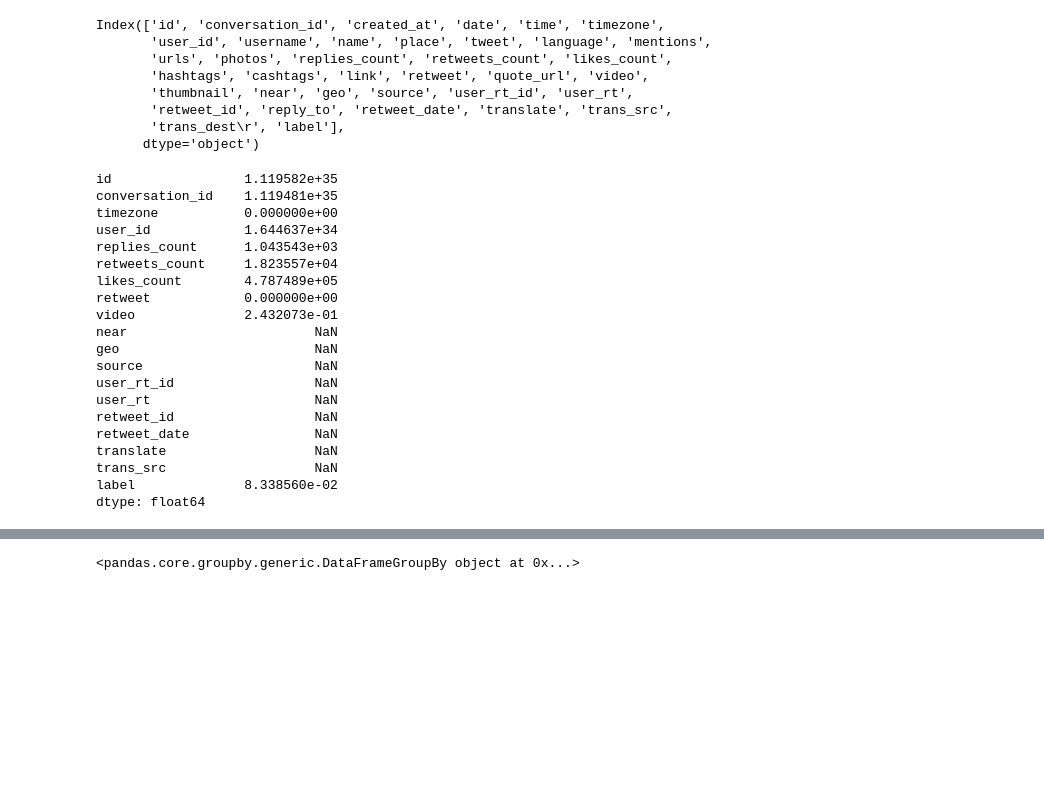
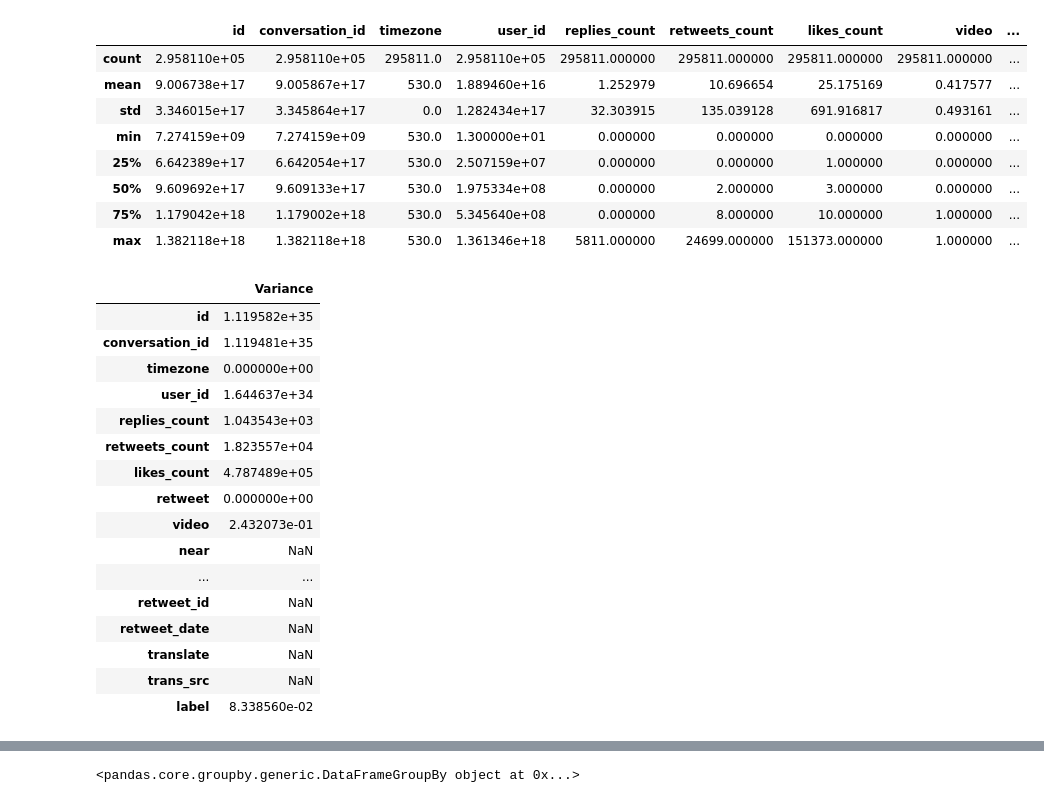
Before and after one commit to yesidc/MLinPractice, a Jupyter notebook: script/Visualizations/visualizations.ipynb, the cells around one changed output, grey strips where cells are left out. Cells and saved outputs as stored; diff of their text form; code cells hidden in the pictures; blank space fills up the shorter version.

```diff
--- a/script/Visualizations/visualizations.ipynb
+++ b/script/Visualizations/visualizations.ipynb
@@ -6,44 +6,42 @@ import seaborn as sn
 # %%
 df = pd.read_csv("/Users/johnmadrid/GitHub/MLinPractice/data/preprocessing/labeled.csv")
 
 # df.head()
 df.columns
-# df.describe()
+df.describe()
 # %% [output]
-Index(['id', 'conversation_id', 'created_at', 'date', 'time', 'timezone',
-       'user_id', 'username', 'name', 'place', 'tweet', 'language', 'mentions',
-       'urls', 'photos', 'replies_count', 'retweets_count', 'likes_count',
-       'hashtags', 'cashtags', 'link', 'retweet', 'quote_url', 'video',
-       'thumbnail', 'near', 'geo', 'source', 'user_rt_id', 'user_rt',
-       'retweet_id', 'reply_to', 'retweet_date', 'translate', 'trans_src',
-       'trans_dest\r', 'label'],
-      dtype='object')
+|  | id | conversation_id | timezone | user_id | replies_count | retweets_count | likes_count | video | ... |
+| count | 2.958110e+05 | 2.958110e+05 | 295811.0 | 2.958110e+05 | 295811.000000 | 295811.000000 | 295811.000000 | 295811.000000 | ... |
+| mean | 9.006738e+17 | 9.005867e+17 | 530.0 | 1.889460e+16 | 1.252979 | 10.696654 | 25.175169 | 0.417577 | ... |
+| std | 3.346015e+17 | 3.345864e+17 | 0.0 | 1.282434e+17 | 32.303915 | 135.039128 | 691.916817 | 0.493161 | ... |
+| min | 7.274159e+09 | 7.274159e+09 | 530.0 | 1.300000e+01 | 0.000000 | 0.000000 | 0.000000 | 0.000000 | ... |
+| 25% | 6.642389e+17 | 6.642054e+17 | 530.0 | 2.507159e+07 | 0.000000 | 0.000000 | 1.000000 | 0.000000 | ... |
+| 50% | 9.609692e+17 | 9.609133e+17 | 530.0 | 1.975334e+08 | 0.000000 | 2.000000 | 3.000000 | 0.000000 | ... |
+| 75% | 1.179042e+18 | 1.179002e+18 | 530.0 | 5.345640e+08 | 0.000000 | 8.000000 | 10.000000 | 1.000000 | ... |
+| max | 1.382118e+18 | 1.382118e+18 | 530.0 | 1.361346e+18 | 5811.000000 | 24699.000000 | 151373.000000 | 1.000000 | ... |
 # %%
 # Variance can help us identify which features values change the most. Those that have
 # a low variance means numbers stay pretty much same and will probably not tell us much.
 # On the contrary, those with high variance can tell us what us going on with the data.
-df.var()
+pd.DataFrame({"Variance": df.var()})
 # %% [output]
-id                 1.119582e+35
-conversation_id    1.119481e+35
-timezone           0.000000e+00
-user_id            1.644637e+34
-replies_count      1.043543e+03
-retweets_count     1.823557e+04
-likes_count        4.787489e+05
-retweet            0.000000e+00
-video              2.432073e-01
-near                        NaN
-geo                         NaN
-source                      NaN
-user_rt_id                  NaN
-user_rt                     NaN
-retweet_id                  NaN
-retweet_date                NaN
-translate                   NaN
-trans_src                   NaN
-label              8.338560e-02
-dtype: float64
+|  | Variance |
+| id | 1.119582e+35 |
+| conversation_id | 1.119481e+35 |
+| timezone | 0.000000e+00 |
+| user_id | 1.644637e+34 |
+| replies_count | 1.043543e+03 |
+| retweets_count | 1.823557e+04 |
+| likes_count | 4.787489e+05 |
+| retweet | 0.000000e+00 |
+| video | 2.432073e-01 |
+| near | NaN |
+| ... | ... |
+| retweet_id | NaN |
+| retweet_date | NaN |
+| translate | NaN |
+| trans_src | NaN |
+| label | 8.338560e-02 |
 # %%
 scatter = df[["likes_count", "replies_count", "retweets_count", "language", "video", "label", "date", "time"]]
 scatter["photos"] = df["photos"].map(lambda x: len(x[1:-1].split(', ')))
```
Also changed, not shown: parts of 9 cells of this notebook, 7 other files.
